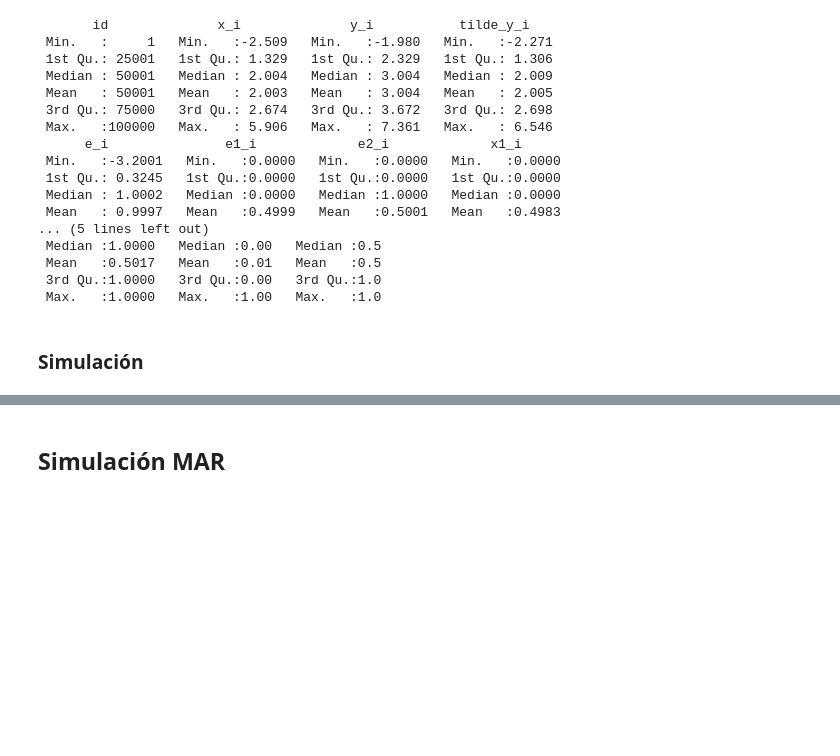
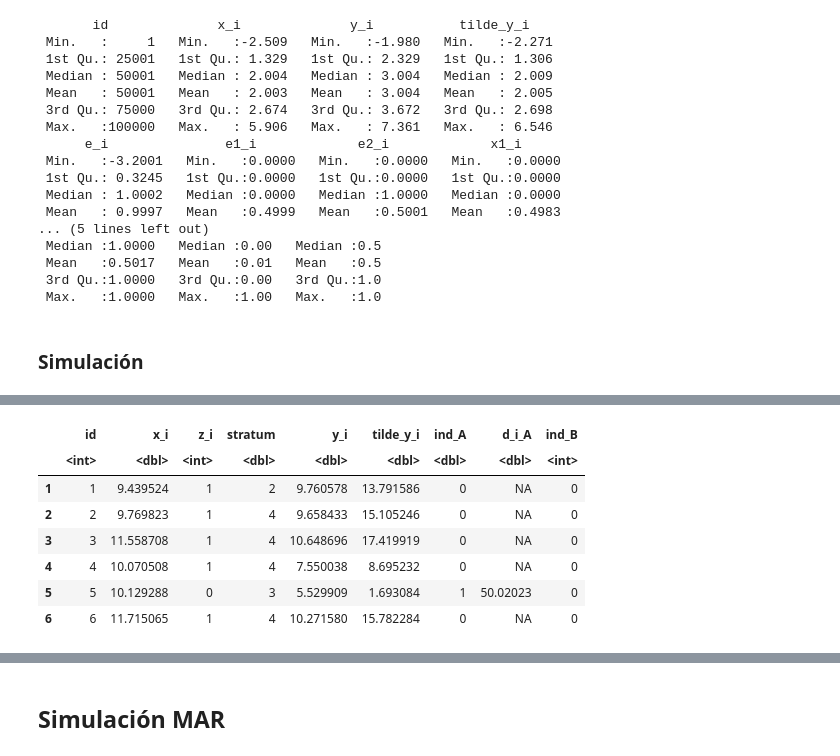
Before and after one commit to JoseAndReyes/data_integration_est, a Jupyter notebook: Simulaciones_Clean.ipynb, the cells around one changed output, grey strips where cells are left out. Drawn from its saved outputs; the diff is of its cells as text; code cells hidden in the pictures; blank space fills up the shorter version.

Commit message:
Errores de nombre corregidos

```diff
--- a/Simulaciones_Clean.ipynb
+++ b/Simulaciones_Clean.ipynb
@@ -416,0 +389,91 @@ A data.frame: 12 × 4
+# %%
+# Definir la función para generar la población con x_i ~ N(10, 0.5)
+generate_population_stratified <- function(N = 1000000, n_A_total = 2000, n_B_total = 500000, seed = 123) {
+  # Establecer semilla para reproducibilidad
+  set.seed(seed)
+
+  # 1. Generar variables auxiliares
+  x_i <- rnorm(N, mean = 10, sd = 1)  # Variable continua con media 10 y sd 0.5
+  z_i <- rbinom(N, size = 1, prob = 0.5)  # Variable binaria
+
+  # 2. Crear variable de estratificación con 4 estratos
+  stratum <- ifelse(x_i <= 9.5 & z_i == 0, 1,
+                    ifelse(x_i <= 9.5 & z_i == 1, 2,
+                           ifelse(x_i > 9.5 & z_i == 0, 3, 4)))
+
+  # 3. Definir la variable de estudio y_i
+  epsilon_i <- rnorm(N, mean = 0, sd = 1)  # Error aleatorio
+  y_i <- 5 + 0.1 * x_i + 3 * z_i + epsilon_i  # Ecuación para y_i
+
+  # 4. Crear la variable contaminada tilde_y_i basada en y_i
+  e_i <- rnorm(N, mean = 0, sd = sqrt(0.5))  # Error aleatorio menor
+  tilde_y_i <- 7.5 + 3 * (y_i - 7.5) + e_i  # Ecuación para tilde_y_i
+
+  # 5. Crear el dataframe de la población
+  population <- data.frame(
+    id = 1:N,
+    x_i = x_i,
+    z_i = z_i,
+    stratum = stratum,
+    y_i = y_i,
+    tilde_y_i = tilde_y_i
+  )
+
+  # 6. Muestreo probabilístico (S_A) usando muestreo estratificado
+  # Asignación proporcional al tamaño de cada estrato
+  strata_sizes <- population %>%
+    group_by(stratum) %>%
+    summarise(N_h = n())
+
+  # Calcular tamaños de muestra por estrato (proporcional)
+  strata_sizes <- strata_sizes %>%
+    mutate(n_Ah = round(N_h / sum(N_h) * n_A_total))
+
+  # Seleccionar la muestra S_A de manera proporcional
+  sampled_ids_A <- population %>%
+    group_by(stratum) %>%
+    do(sample_n(., strata_sizes$n_Ah[strata_sizes$stratum == unique(.$stratum)])) %>%
+    pull(id)
+
+  # Asignar indicador de inclusión en S_A
+  population <- population %>%
+    mutate(ind_A = ifelse(id %in% sampled_ids_A, 1, 0))
+
+  # Calcular los pesos de muestreo
+  population <- population %>%
+    left_join(strata_sizes, by = "stratum") %>%
+    mutate(d_i_A = ifelse(ind_A == 1, N_h / n_Ah, NA))
+
+  # 7. Muestreo no probabilístico (S_B) con sesgo de selección
+  # Asignar mayores probabilidades de inclusión para los estratos 1 y 2
+  population <- population %>%
+    mutate(
+      pi_B = case_when(
+        stratum %in% c(1, 2) ~ 0.8,  # Estratos 1 y 2 tienen mayor probabilidad de ser incluidos
+        stratum %in% c(3, 4) ~ 0.2   # Estratos 3 y 4 tienen menor probabilidad de ser incluidos
+      )
+    )
+
+  # Generar el indicador de inclusión para S_B
+  population$ind_B <- rbinom(N, size = 1, prob = population$pi_B)
+
+  # Ajustar ind_B para garantizar el tamaño de muestra no probabilística
+  n_B_obtained <- sum(population$ind_B)
+
+  if (n_B_obtained != n_B_total) {
+    scaling_factor <- n_B_total / n_B_obtained
+    population$pi_B_adj <- pmin(population$pi_B * scaling_factor, 1)
+    population$ind_B <- rbinom(N, size = 1, prob = population$pi_B_adj)
+  }
+
+  # Devolver el dataframe final de la población
+  population <- population %>%
+    select(id, x_i, z_i, stratum, y_i, tilde_y_i, ind_A, d_i_A, ind_B)
+
+  return(population)
+}
+
+# Ejemplo de uso de la función:
+population <- generate_population_stratified(N = 100000, n_A_total = 2000, n_B_total = 30000)
+head(population)
+# %% [output]
@@ -416,0 +481,8 @@ A data.frame: 12 × 4
+|  | id | x_i | z_i | stratum | y_i | tilde_y_i | ind_A | d_i_A | ind_B |
+|  | <int> | <dbl> | <int> | <dbl> | <dbl> | <dbl> | <dbl> | <dbl> | <int> |
+| 1 | 1 | 9.439524 | 1 | 2 | 9.760578 | 13.791586 | 0 | NA | 0 |
+| 2 | 2 | 9.769823 | 1 | 4 | 9.658433 | 15.105246 | 0 | NA | 0 |
+| 3 | 3 | 11.558708 | 1 | 4 | 10.648696 | 17.419919 | 0 | NA | 0 |
+| 4 | 4 | 10.070508 | 1 | 4 | 7.550038 | 8.695232 | 0 | NA | 0 |
+| 5 | 5 | 10.129288 | 0 | 3 | 5.529909 | 1.693084 | 1 | 50.02023 | 0 |
+| 6 | 6 | 11.715065 | 1 | 4 | 10.271580 | 15.782284 | 0 | NA | 0 |
```
Also changed, not shown: parts of 31 cells of this notebook, 2 other files.
